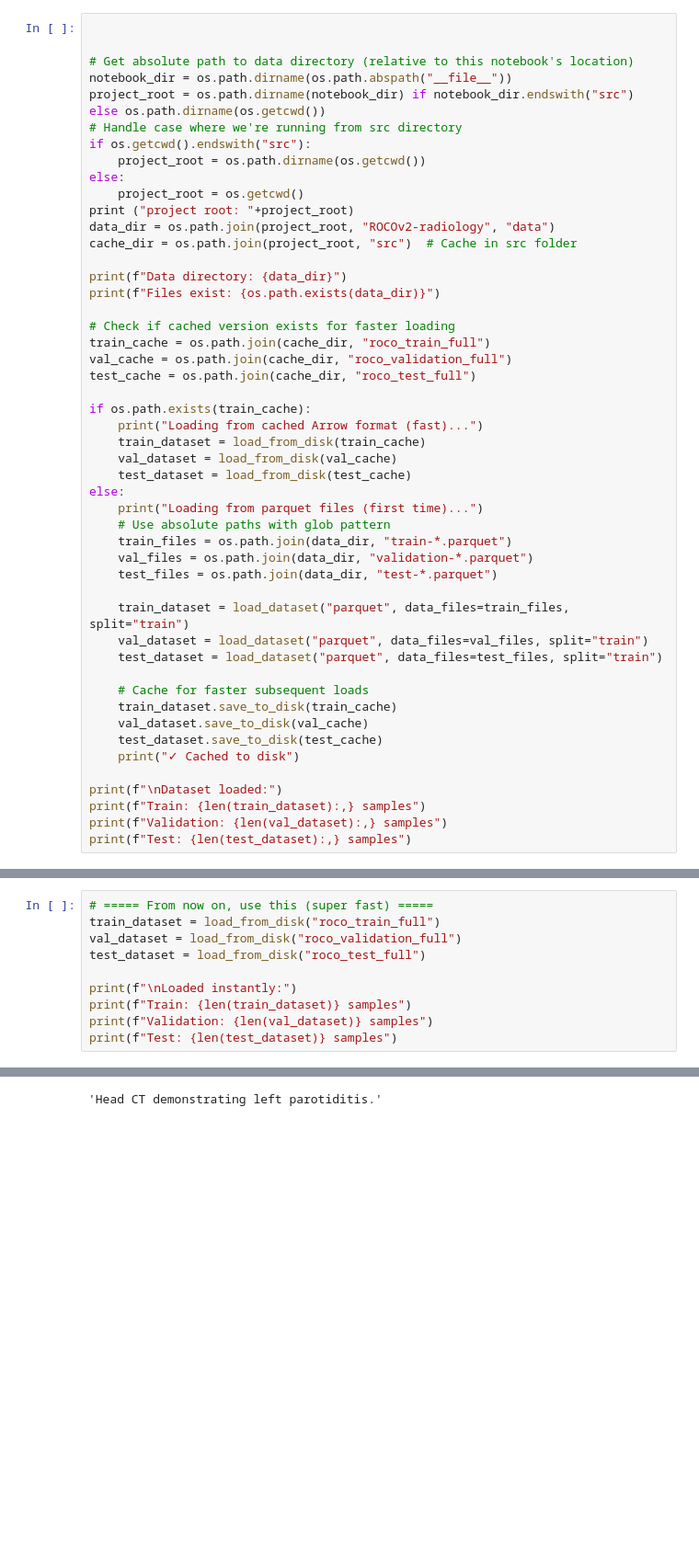
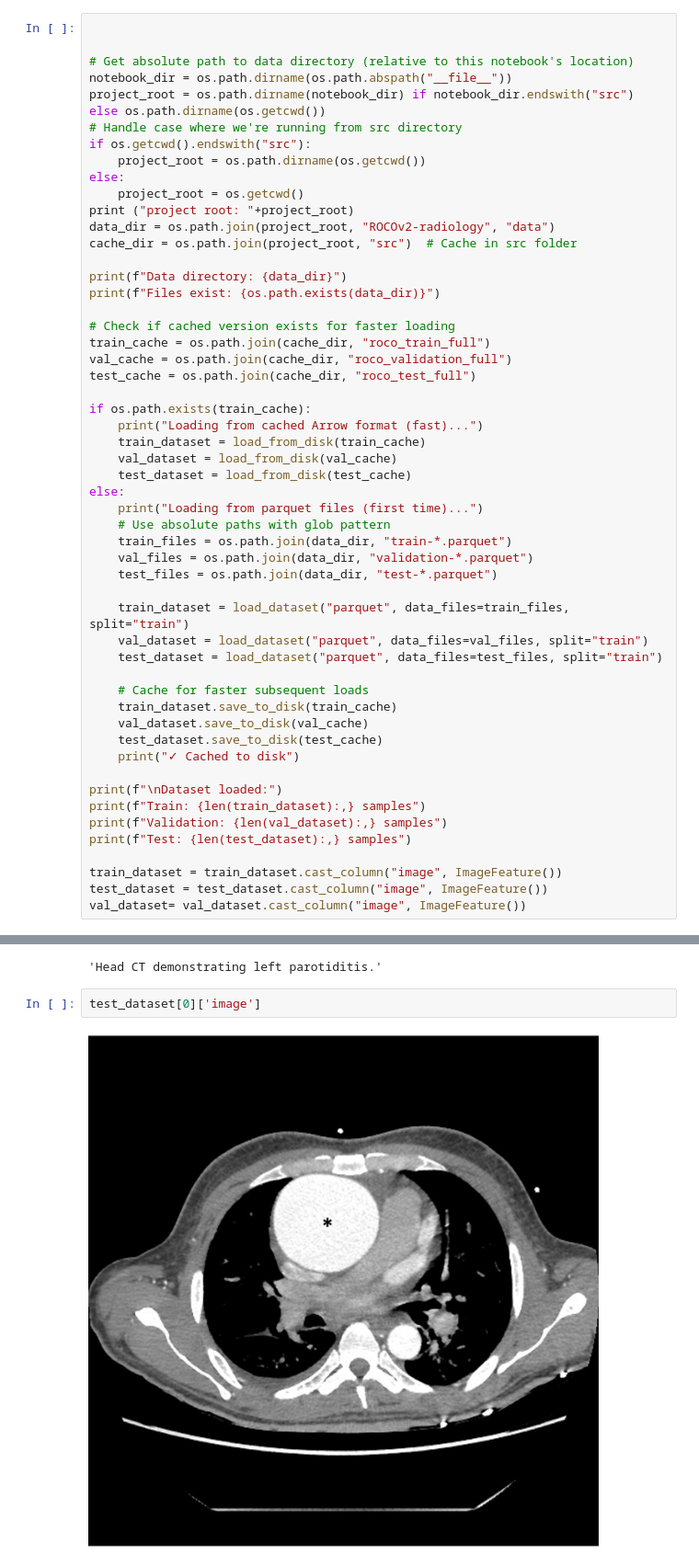
Before and after one commit to Deep-Learning-CTR/Unsloth_finetune_vision, a Jupyter notebook: src/finetune.ipynb, the cells around one changed output, grey strips where cells are left out. Shown at 92% size. Cells and saved outputs as stored; diff of their text form; blank space fills up the shorter version.

```diff
--- a/src/finetune.ipynb
+++ b/src/finetune.ipynb
@@ -98,6 +130,10 @@ print(f"\nDataset loaded:")
 print(f"Train: {len(train_dataset):,} samples")
 print(f"Validation: {len(val_dataset):,} samples")
 print(f"Test: {len(test_dataset):,} samples")
+
+train_dataset = train_dataset.cast_column("image", ImageFeature())
+test_dataset = test_dataset.cast_column("image", ImageFeature())
+val_dataset= val_dataset.cast_column("image", ImageFeature())
 # %% [output]
 project root: /workspace/work
 Data directory: /workspace/work/ROCOv2-radiology/data
@@ -107,13 +143,3 @@ Dataset loaded:
 Train: 59,962 samples
 Validation: 9,904 samples
 Test: 9,927 samples
-# %%
-# ===== From now on, use this (super fast) =====
-train_dataset = load_from_disk("roco_train_full")
-val_dataset = load_from_disk("roco_validation_full")
-test_dataset = load_from_disk("roco_test_full")
-
-print(f"\nLoaded instantly:")
-print(f"Train: {len(train_dataset)} samples")
-print(f"Validation: {len(val_dataset)} samples")
-print(f"Test: {len(test_dataset)} samples")
@@ -205,4 +154,8 @@ train_dataset[0]["image"]
 train_dataset[0]["caption"]
 # %% [output]
 'Head CT demonstrating left parotiditis.'
+# %%
+test_dataset[0]['image']
+# %% [output]
+[figure, added]
 # %%
```
Also changed, not shown: parts of 29 cells of this notebook, 6 other files.
